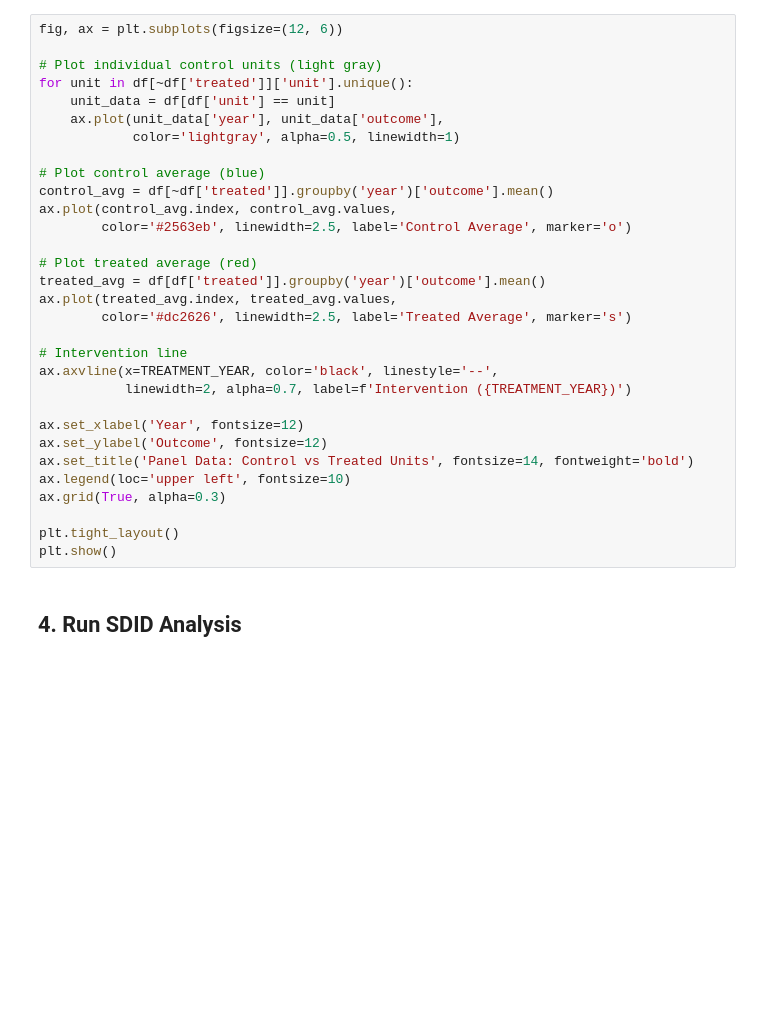
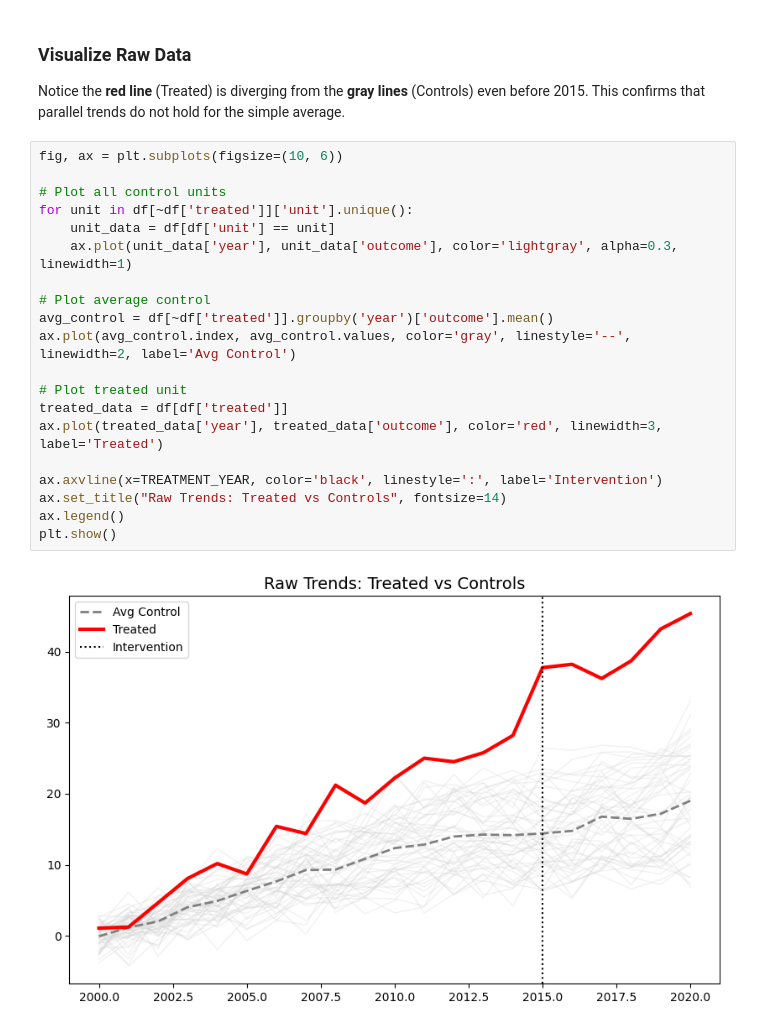
Before and after one commit to AluminumShark/Synthetic_Difference_in_Difference, a Jupyter notebook: examples/example.ipynb, the cells around one changed output. Saved outputs shown, nothing was run; the diff lists cells and outputs as text; blank space fills up the shorter version.

Commit message:
docs: Rewrite example notebook with latent factor model simulation and enhanced visualization

```diff
--- a/examples/example.ipynb
+++ b/examples/example.ipynb
@@ -89,33 +97,25 @@ df.head(10)
+# %% [markdown]
+### Visualize Raw Data
+Notice the **red line** (Treated) is diverging from the **gray lines** (Controls) even before 2015. This confirms that parallel trends do not hold for the simple average.
 # %%
-fig, ax = plt.subplots(figsize=(12, 6))
+fig, ax = plt.subplots(figsize=(10, 6))
 
-# Plot individual control units (light gray)
+# Plot all control units
 for unit in df[~df['treated']]['unit'].unique():
     unit_data = df[df['unit'] == unit]
-    ax.plot(unit_data['year'], unit_data['outcome'],
-            color='lightgray', alpha=0.5, linewidth=1)
+    ax.plot(unit_data['year'], unit_data['outcome'], color='lightgray', alpha=0.3, linewidth=1)
 
-# Plot control average (blue)
-control_avg = df[~df['treated']].groupby('year')['outcome'].mean()
-ax.plot(control_avg.index, control_avg.values,
-        color='#2563eb', linewidth=2.5, label='Control Average', marker='o')
+# Plot average control
+avg_control = df[~df['treated']].groupby('year')['outcome'].mean()
+ax.plot(avg_control.index, avg_control.values, color='gray', linestyle='--', linewidth=2, label='Avg Control')
 
-# Plot treated average (red)
-treated_avg = df[df['treated']].groupby('year')['outcome'].mean()
-ax.plot(treated_avg.index, treated_avg.values,
-        color='#dc2626', linewidth=2.5, label='Treated Average', marker='s')
+# Plot treated unit
+treated_data = df[df['treated']]
+ax.plot(treated_data['year'], treated_data['outcome'], color='red', linewidth=3, label='Treated')
 
-# Intervention line
-ax.axvline(x=TREATMENT_YEAR, color='black', linestyle='--',
-           linewidth=2, alpha=0.7, label=f'Intervention ({TREATMENT_YEAR})')
-
-ax.set_xlabel('Year', fontsize=12)
-ax.set_ylabel('Outcome', fontsize=12)
-ax.set_title('Panel Data: Control vs Treated Units', fontsize=14, fontweight='bold')
-ax.legend(loc='upper left', fontsize=10)
-ax.grid(True, alpha=0.3)
-
-plt.tight_layout()
+ax.axvline(x=TREATMENT_YEAR, color='black', linestyle=':', label='Intervention')
+ax.set_title("Raw Trends: Treated vs Controls", fontsize=14)
+ax.legend()
 plt.show()
+# %% [output]
+[figure, added]
-# %% [markdown]
-## 4. Run SDID Analysis
```
Also changed, not shown: parts of 28 cells of this notebook.
